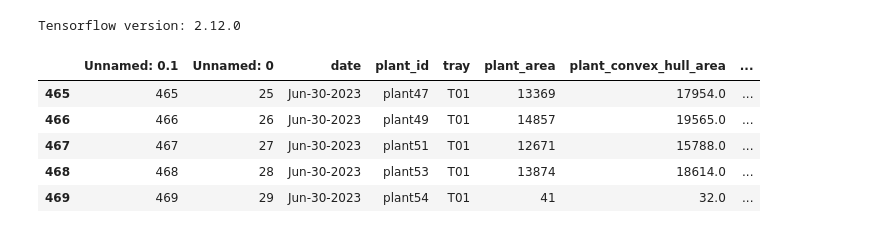
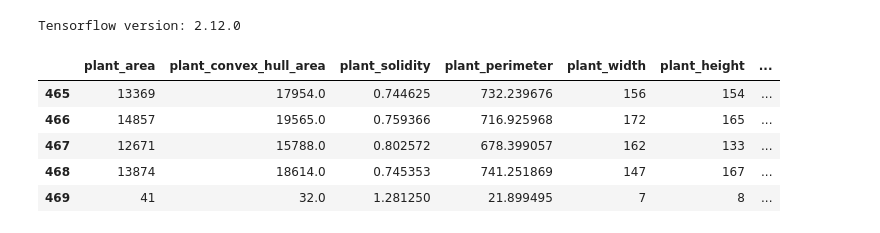
Before and after one commit to SaucyBoi21/PlantFlow, a Jupyter notebook: models/regression/LFW/evaluation.ipynb, the cells around one changed output. Saved outputs shown, nothing was run; the diff lists cells and outputs as text; code cells hidden in the pictures.

```diff
--- a/models/regression/LFW/evaluation.ipynb
+++ b/models/regression/LFW/evaluation.ipynb
@@ -9,11 +9,12 @@ Tensorflow version: 2.12.0
 data_filepath = "../../../data/csv/temporary/T01_data.csv"
 # %%
 test_df = pd.read_csv(data_filepath)
+test_df = test_df.drop(["Unnamed: 0.1", "Unnamed: 0", "date", "plant_id", "tray", "total_plants"], axis=1)
 test_df.tail()
 # %% [output]
-|  | Unnamed: 0.1 | Unnamed: 0 | date | plant_id | tray | plant_area | plant_convex_hull_area | ... |
-| 465 | 465 | 25 | Jun-30-2023 | plant47 | T01 | 13369 | 17954.0 | ... |
-| 466 | 466 | 26 | Jun-30-2023 | plant49 | T01 | 14857 | 19565.0 | ... |
-| 467 | 467 | 27 | Jun-30-2023 | plant51 | T01 | 12671 | 15788.0 | ... |
-| 468 | 468 | 28 | Jun-30-2023 | plant53 | T01 | 13874 | 18614.0 | ... |
-| 469 | 469 | 29 | Jun-30-2023 | plant54 | T01 | 41 | 32.0 | ... |
+|  | plant_area | plant_convex_hull_area | plant_solidity | plant_perimeter | plant_width | plant_height | ... |
+| 465 | 13369 | 17954.0 | 0.744625 | 732.239676 | 156 | 154 | ... |
+| 466 | 14857 | 19565.0 | 0.759366 | 716.925968 | 172 | 165 | ... |
+| 467 | 12671 | 15788.0 | 0.802572 | 678.399057 | 162 | 133 | ... |
+| 468 | 13874 | 18614.0 | 0.745353 | 741.251869 | 147 | 167 | ... |
+| 469 | 41 | 32.0 | 1.281250 | 21.899495 | 7 | 8 | ... |
```
Also changed, not shown: 1 other file.
